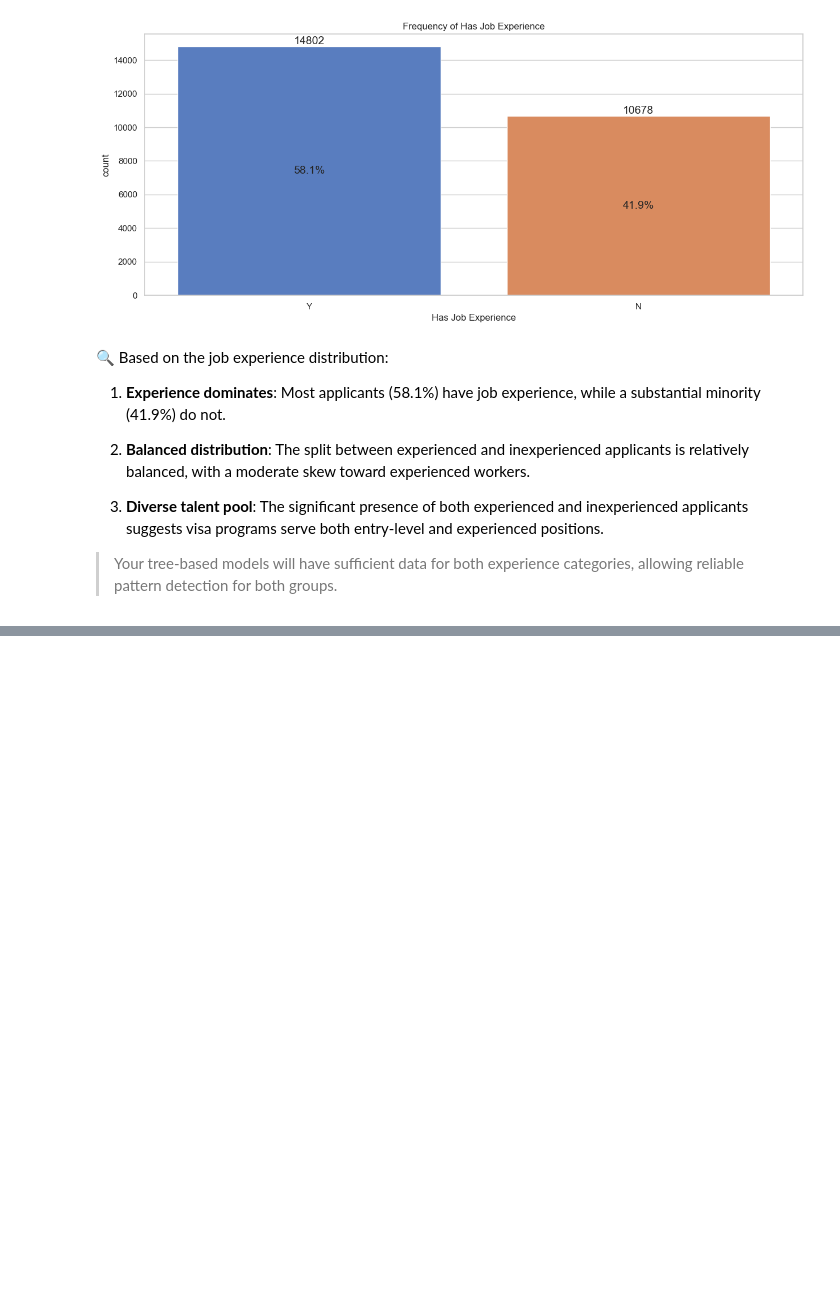
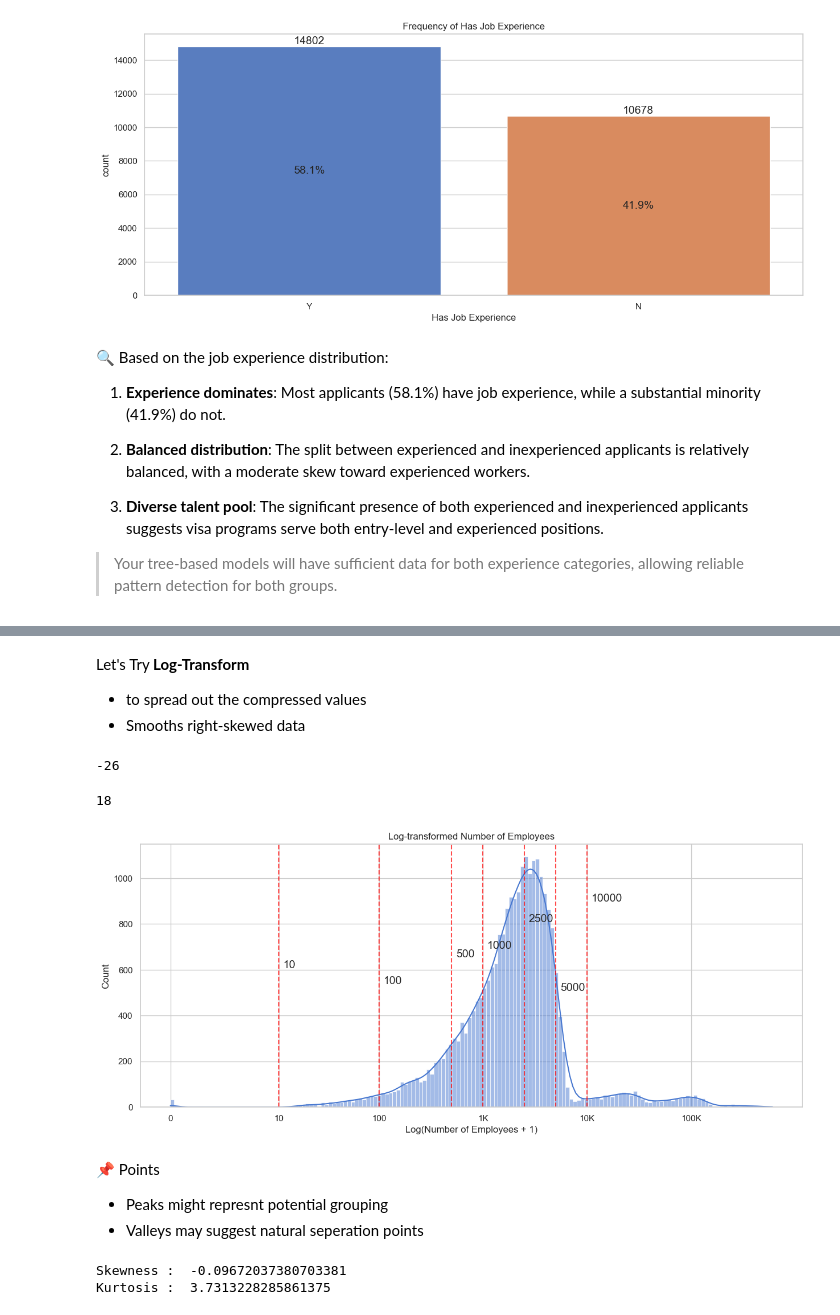
Before and after one commit to nszenoti/PYPG, a Jupyter notebook: projects/easyvisa/notebook.ipynb, the cells around one changed output, grey strips where cells are left out. Saved outputs shown, nothing was run; the diff lists cells and outputs as text; code cells hidden in the pictures; blank space fills up the shorter version.

```diff
--- a/projects/easyvisa/notebook.ipynb
+++ b/projects/easyvisa/notebook.ipynb
@@ -403,0 +544,58 @@ draw_countplot(df, 'has_job_experience', label='Has Job Experience')
+# %% [markdown]
+Let's Try **Log-Transform**
+- to spread out the compressed values
+- Smooths right-skewed data
+# %%
+# check if there are any -ve values
+df['no_of_employees'].min()
+# %% [output]
+-26
+# %%
+df['no_of_employees'].value_counts().max()
+# %% [output]
+18
+# %%
+# Log Transformation (Strategy to handle Skewed Data)
+
+plt.figure(figsize=(15, 6))
+
+# Log transformation (adding 1 to handle zeros/negative values)
+# NOTE: clip() is used to clip the values to a minimum of 0, as log works only for positive values
+log_employees = np.log1p(df['no_of_employees'].clip(lower=0))
+
+# Plot histogram with KDE
+sns.histplot(log_employees, kde=True)
+
+# find the reference point for number having highest frequency
+df['no_of_employees'].value_counts().idxmax()
+
+# Add reference lines with annotations
+reference_points = [10, 100, 500, 1000, 2500, 5000, 10000]
+for point in reference_points:
+    log_point = np.log1p(point)
+    plt.axvline(x=log_point, color='red', linestyle='--', alpha=0.7)
+    vertical_offset = np.random.uniform(0.4, 0.9)
+    plt.text(log_point + 0.1, plt.ylim()[1]*vertical_offset, f'{point}', verticalalignment='top')
+
+# Customize x-axis ticks to show original values
+log_ticks = [np.log1p(x) for x in [0, 10, 100, 1000, 10000, 100000]]
+plt.xticks(log_ticks, ['0', '10', '100', '1K', '10K', '100K'])
+
+plt.title('Log-transformed Number of Employees')
+plt.xlabel('Log(Number of Employees + 1)')
+plt.ylabel('Count')
+plt.show()
+# %% [output]
+[figure, added]
+# %% [markdown]
+📌 Points
+
+- Peaks might represnt potential grouping
+- Valleys may suggest natural seperation points
+# %%
+# skewness and kurtosis for log-transformed data
+print('Skewness : ', log_employees.skew())
+print('Kurtosis : ', log_employees.kurt())
+# %% [output]
+Skewness :  -0.09672037380703381
+Kurtosis :  3.7313228285861375
```
Also changed, not shown: parts of 107 cells of this notebook, 27 other files.
